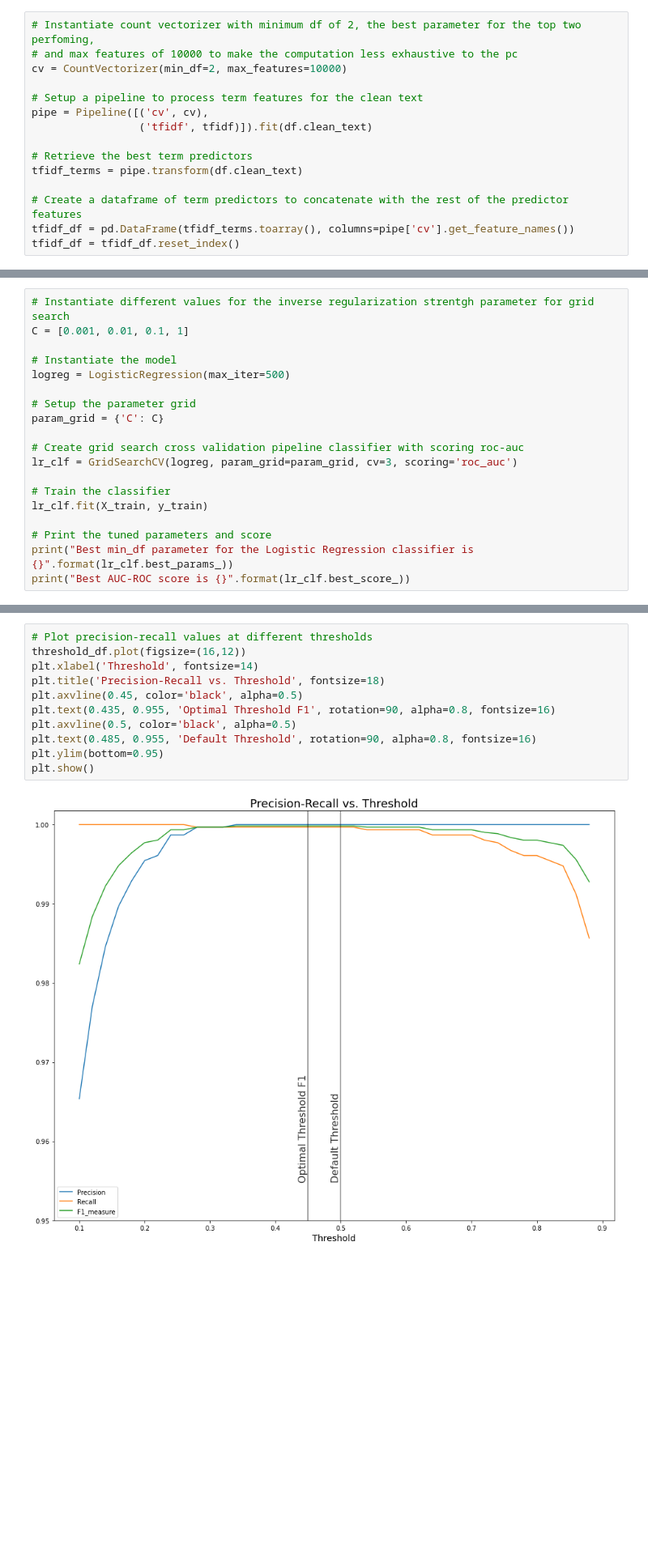
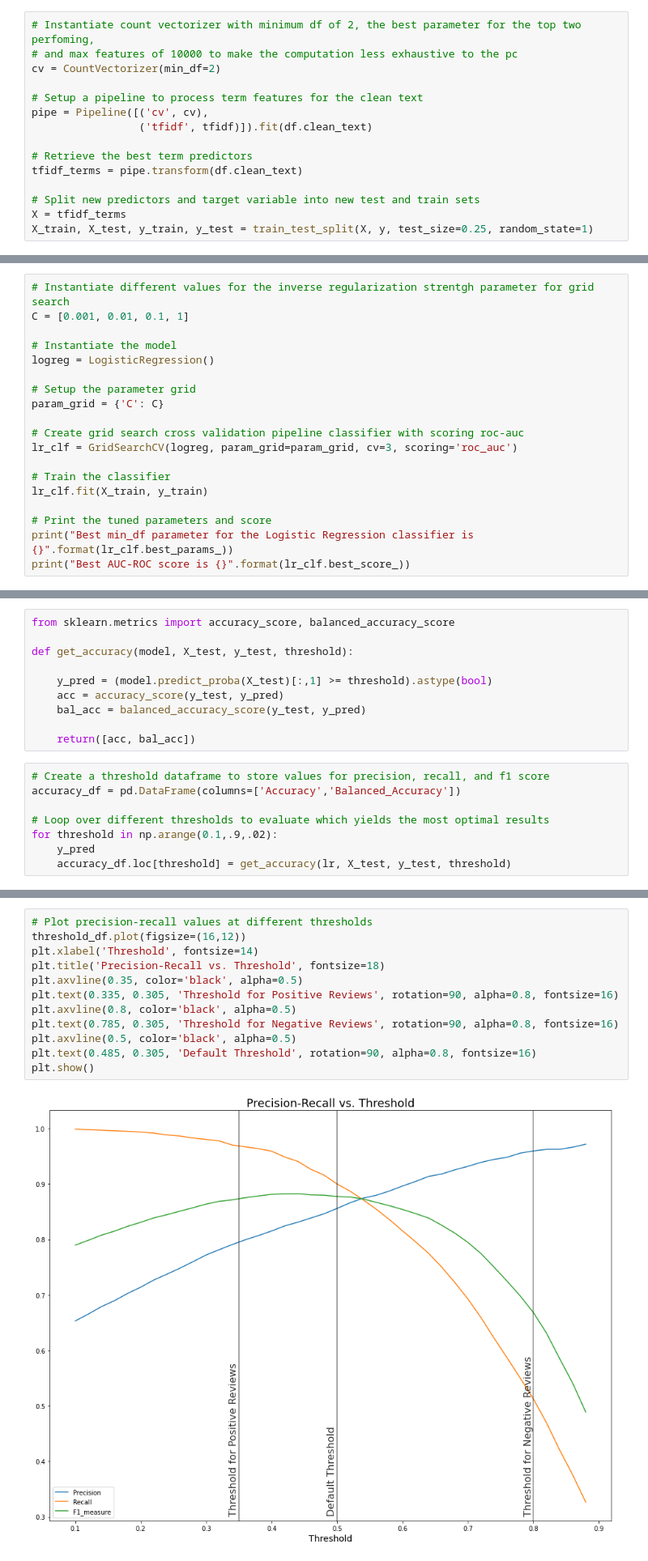
Before and after one commit to filiaguilar/Springboard-DS, a Jupyter notebook: Capstone 2/Pre-processing and Modeling.ipynb, the cells around one changed output, grey strips where cells are left out. Shown at 81% size. Drawn from its saved outputs; the diff is of its cells as text; blank space fills up the shorter version.

```diff
--- a/Capstone 2/Pre-processing and Modeling.ipynb
+++ b/Capstone 2/Pre-processing and Modeling.ipynb
@@ -247,7 +230,7 @@ With just terms as predictors the Logistic Regression and SVC models performed t
 # %%
 # Instantiate count vectorizer with minimum df of 2, the best parameter for the top two perfoming,
 # and max features of 10000 to make the computation less exhaustive to the pc
-cv = CountVectorizer(min_df=2, max_features=10000)
+cv = CountVectorizer(min_df=2)
 
 # Setup a pipeline to process term features for the clean text
 pipe = Pipeline([('cv', cv),
@@ -256,6 +239,6 @@ pipe = Pipeline([('cv', cv),
 # Retrieve the best term predictors
 tfidf_terms = pipe.transform(df.clean_text)
 
-# Create a dataframe of term predictors to concatenate with the rest of the predictor features
-tfidf_df = pd.DataFrame(tfidf_terms.toarray(), columns=pipe['cv'].get_feature_names())
-tfidf_df = tfidf_df.reset_index()
+# Split new predictors and target variable into new test and train sets
+X = tfidf_terms
+X_train, X_test, y_train, y_test = train_test_split(X, y, test_size=0.25, random_state=1)
@@ -274,7 +247,7 @@ X_train, X_test, y_train, y_test = train_test_split(X, y, test_size=0.25, random
 C = [0.001, 0.01, 0.1, 1]
 
 # Instantiate the model
-logreg = LogisticRegression(max_iter=500)
+logreg = LogisticRegression()
 
 # Setup the parameter grid
 param_grid = {'C': C}
@@ -334,3 +314,21 @@ The Logistic Regression model outperformed the SVC classifier covering about 5%
 # %% [markdown]
 ### Evaluate the best performing model
 To accurately depict how a gamer actually felt about a game both the number of false positives and false negatives should be minimized. Therefore, a beta of 1 for the f metric was used to find the threshold that optimized for both precision and recall. With a beta of 1 both precision and recall are weighted equally.
+# %%
+from sklearn.metrics import accuracy_score, balanced_accuracy_score
+
+def get_accuracy(model, X_test, y_test, threshold):
+
+    y_pred = (model.predict_proba(X_test)[:,1] >= threshold).astype(bool)
+    acc = accuracy_score(y_test, y_pred)
+    bal_acc = balanced_accuracy_score(y_test, y_pred)
+
+    return([acc, bal_acc])
+# %%
+# Create a threshold dataframe to store values for precision, recall, and f1 score
+accuracy_df = pd.DataFrame(columns=['Accuracy','Balanced_Accuracy'])
+
+# Loop over different thresholds to evaluate which yields the most optimal results
+for threshold in np.arange(0.1,.9,.02):
+    y_pred
+    accuracy_df.loc[threshold] = get_accuracy(lr, X_test, y_test, threshold)
@@ -368,16 +377,17 @@ for threshold in np.arange(0.1,.9,.02):
 # %%
 # Plot precision-recall values at different thresholds
 threshold_df.plot(figsize=(16,12))
 plt.xlabel('Threshold', fontsize=14)
 plt.title('Precision-Recall vs. Threshold', fontsize=18)
-plt.axvline(0.45, color='black', alpha=0.5)
-plt.text(0.435, 0.955, 'Optimal Threshold F1', rotation=90, alpha=0.8, fontsize=16)
+plt.axvline(0.35, color='black', alpha=0.5)
+plt.text(0.335, 0.305, 'Threshold for Positive Reviews', rotation=90, alpha=0.8, fontsize=16)
+plt.axvline(0.8, color='black', alpha=0.5)
+plt.text(0.785, 0.305, 'Threshold for Negative Reviews', rotation=90, alpha=0.8, fontsize=16)
 plt.axvline(0.5, color='black', alpha=0.5)
-plt.text(0.485, 0.955, 'Default Threshold', rotation=90, alpha=0.8, fontsize=16)
-plt.ylim(bottom=0.95)
+plt.text(0.485, 0.305, 'Default Threshold', rotation=90, alpha=0.8, fontsize=16)
 plt.show()
 # %% [output]
-[figure, old version]
+[figure, new version]
 # %%
 # Confusion matrix function retrieved from https://github.com/DTrimarchi10/confusion_matrix
 import seaborn as sns
```
Also changed, not shown: parts of 20 cells of this notebook, 1 other file.
